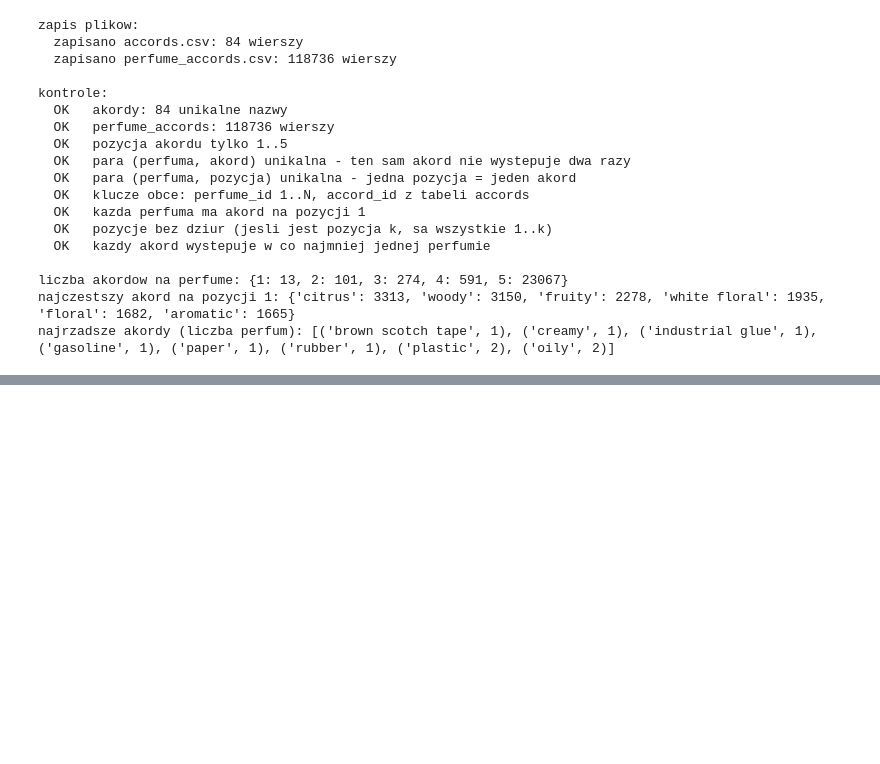
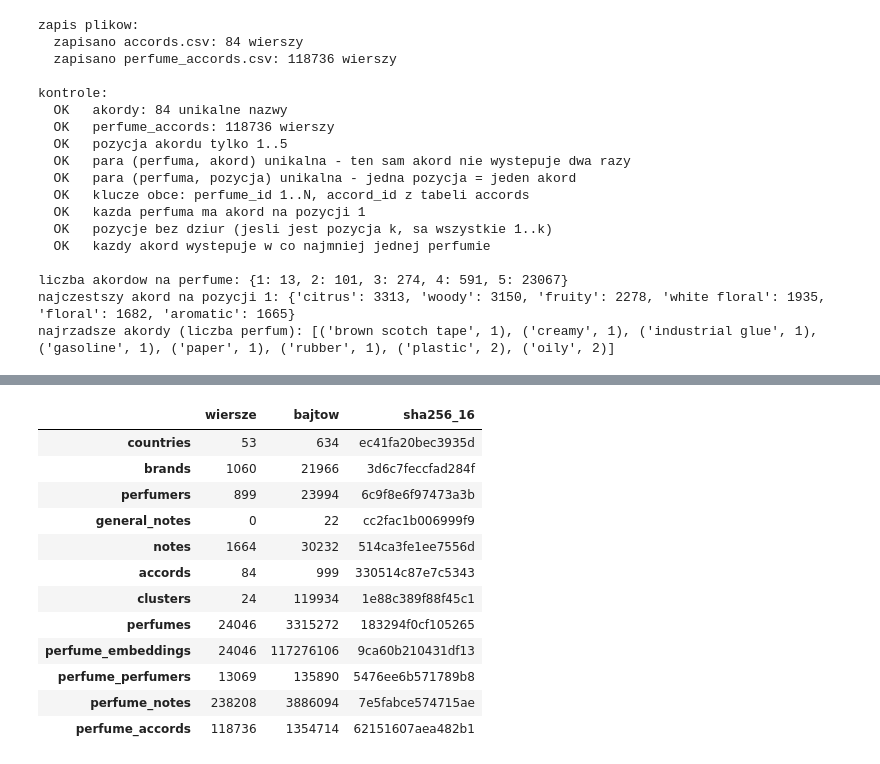
Before and after one commit to adamdobrogowski/PerfumeCollectionApp, a Jupyter notebook: notatniki/export_DB.ipynb, the cells around one changed output, grey strips where cells are left out. Cells and saved outputs as stored; diff of their text form; code cells hidden in the pictures; blank space fills up the shorter version.

Commit message:
Przygotowanie do stworzenia bazy

```diff
--- a/notatniki/export_DB.ipynb
+++ b/notatniki/export_DB.ipynb
@@ -407,3 +407,74 @@ maks. roznica po zaokrągleniu wektora: 5.07e-07; perfum w podrodzinach (min/med
 | 0 | 1 | 93845 | https://www.fragrantica.com/perfu... | WAFFLE | 1037 | women | 2023 | 2.41 | ... |
 | 1 | 2 | 81650 | https://www.fragrantica.com/perfu... | ROUGE IMPERIALE | 1036 | unisex | 2023 | 2.62 | ... |
 | 2 | 3 | 45795 | https://www.fragrantica.com/perfu... | CHERRY LADY | 210 | women | <NA> | 2.64 | ... |
+# %%
+import hashlib
+
+# --- KROK 8: notes.csv i general_notes.csv (na razie BEZ uogolnien) + kontrola calej paczki odczytanej z plikow ---
+# nuty ogolne dolozymy po weryfikacji slownika: general_notes jest pusta, a notes.general_note_id ma wszedzie NULL (pusta wartosc w CSV)
+general_notes = pd.DataFrame({"general_note_id": pd.Series(dtype="int64"), "name": pd.Series(dtype="object")})
+zapisz(general_notes, "general_notes.csv")
+zapisz(notes.assign(general_note_id=pd.array([pd.NA] * len(notes), dtype="Int64"))[["note_id", "name", "general_note_id"]], "notes.csv")
+
+# oczekiwane kolumny (kolejnosc) i liczby wierszy - te same nazwy kolumn uzywa skrypt 02_load_data.sql
+OCZEKIWANE = {
+    "countries":          (["country_id", "name"], 53),
+    "brands":             (["brand_id", "name", "country_id"], 1060),
+    "perfumers":          (["perfumer_id", "name", "is_company"], 899),
+    "general_notes":      (["general_note_id", "name"], 0),
+    "notes":              (["note_id", "name", "general_note_id"], 1664),
+    "accords":            (["accord_id", "name"], 84),
+    "clusters":           (["cluster_id", "level", "parent_cluster_id", "name", "description", "centroid"], 24),
+    "perfumes":           (["perfume_id", "fragrantica_id", "url", "name", "brand_id", "gender", "release_year", "source_rating_value", "source_rating_count", "cluster_id", "cluster_distance"], N),
+    "perfume_embeddings": (["perfume_id", "embedding"], N),
+    "perfume_perfumers":  (["perfume_id", "perfumer_id"], 13069),
+    "perfume_notes":      (["perfume_id", "note_id", "layer"], 238208),
+    "perfume_accords":    (["perfume_id", "accord_id", "accord_rank"], 118736),
+}
+# wczytujemy WSZYSTKO z dysku (tak jak zrobi to baza): tylko pusta wartosc jest NULL, tekst 'NA' czy 'null' zostaje tekstem
+T = {nazwa: pd.read_csv(os.path.join(CONFIG["OUTPUT_DIR"], f"{nazwa}.csv"), keep_default_na=False, na_values=[""], dtype_backend="numpy_nullable") for nazwa in OCZEKIWANE}
+
+kontrole = {}
+for nazwa, (kolumny, wiersze) in OCZEKIWANE.items():
+    kontrole[f"{nazwa}: kolumny i liczba wierszy ({wiersze})"] = list(T[nazwa].columns) == kolumny and len(T[nazwa]) == wiersze
+klucze = {"countries": "country_id", "brands": "brand_id", "perfumers": "perfumer_id", "notes": "note_id", "accords": "accord_id", "clusters": "cluster_id",
+          "perfumes": "perfume_id", "perfume_embeddings": "perfume_id"}
+kontrole["klucze glowne tabel slownikowych i perfumes: unikalne i niepuste"] = all(T[t][k].is_unique and T[t][k].notna().all() for t, k in klucze.items())
+kontrole["klucze glowne tabel laczacych: pary unikalne"] = (not T["perfume_perfumers"].duplicated().any()) and (not T["perfume_notes"].duplicated().any()) \
+    and (not T["perfume_accords"].duplicated(["perfume_id", "accord_id"]).any()) and (not T["perfume_accords"].duplicated(["perfume_id", "accord_rank"]).any())
+fk = {  # (tabela, kolumna) -> (tabela docelowa, kolumna)
+    ("brands", "country_id"): ("countries", "country_id"), ("perfumes", "brand_id"): ("brands", "brand_id"),
+    ("perfumes", "cluster_id"): ("clusters", "cluster_id"), ("perfume_embeddings", "perfume_id"): ("perfumes", "perfume_id"),
+    ("perfume_perfumers", "perfume_id"): ("perfumes", "perfume_id"), ("perfume_perfumers", "perfumer_id"): ("perfumers", "perfumer_id"),
+    ("perfume_notes", "perfume_id"): ("perfumes", "perfume_id"), ("perfume_notes", "note_id"): ("notes", "note_id"),
+    ("perfume_accords", "perfume_id"): ("perfumes", "perfume_id"), ("perfume_accords", "accord_id"): ("accords", "accord_id"),
+    ("clusters", "parent_cluster_id"): ("clusters", "cluster_id"), ("notes", "general_note_id"): ("general_notes", "general_note_id"),
+}
+for (t, k), (t2, k2) in fk.items():
+    wartosci = T[t][k].dropna()
+    kontrole[f"klucz obcy {t}.{k} -> {t2}.{k2}"] = bool(wartosci.isin(T[t2][k2]).all())
+podr = set(T["clusters"].query("level == 'subfamily'").cluster_id)
+kontrole["perfumes.cluster_id wskazuje tylko podrodziny"] = bool(T["perfumes"].cluster_id.isin(podr).all())
+kontrole["kazda perfuma ma embedding, akord na pozycji 1 i nuty"] = (set(T["perfume_embeddings"].perfume_id) == set(T["perfumes"].perfume_id)
+                                                                      and T["perfume_accords"].query("accord_rank == 1").perfume_id.nunique() == N and T["perfume_notes"].perfume_id.nunique() == N)
+kontrole["wektory: dokladnie 512 liczb w kazdym tekscie (embeddingi i srodki)"] = bool((T["perfume_embeddings"].embedding.str.count(",") == 511).all() and (T["clusters"].centroid.str.count(",") == 511).all()
+                                                                                        and T["perfume_embeddings"].embedding.str.startswith("[").all() and T["perfume_embeddings"].embedding.str.endswith("]").all())
+kontrole["boolean is_company: tylko true/false (12 firm)"] = set(T["perfumers"].is_company.astype(str).str.lower()) <= {"true", "false"} and int(T["perfumers"].is_company.astype(bool).sum()) == 12   # pandas sam rozpoznaje true/false jako typ logiczny
+print("kontrola calej paczki odczytanej z plikow:")
+for k, v in kontrole.items():
+    print(f"  {'OK ' if v else 'BLAD'}  {k}")
+assert all(bool(v) for v in kontrole.values()), "paczka niespojna - nie ladujemy do bazy"
+
+# manifest paczki: rozmiary i odciski plikow (po zaladowaniu do bazy wiadomo, z jakiej wersji plikow powstala)
+def sha_pliku(plik):
+    h = hashlib.sha256()
+    with open(plik, "rb") as f:
+        for kawalek in iter(lambda: f.read(1 << 20), b""):
+            h.update(kawalek)
+    return h.hexdigest()[:16]
+manifest_bazy = {nazwa: {"wiersze": int(len(T[nazwa])), "bajtow": os.path.getsize(os.path.join(CONFIG["OUTPUT_DIR"], f"{nazwa}.csv")),
+                         "sha256_16": sha_pliku(os.path.join(CONFIG["OUTPUT_DIR"], f"{nazwa}.csv"))} for nazwa in OCZEKIWANE}
+with open(os.path.join(CONFIG["OUTPUT_DIR"], "baza_import_manifest.json"), "w", encoding="utf-8") as f:
+    json.dump({"data": time.strftime("%Y-%m-%d"), "pliki": manifest_bazy}, f, ensure_ascii=False, indent=1)
+display(pd.DataFrame(manifest_bazy).T)
+# %% [output]
@@ -409,0 +498,13 @@ maks. roznica po zaokrągleniu wektora: 5.07e-07; perfum w podrodzinach (min/med
+|  | wiersze | bajtow | sha256_16 |
+| countries | 53 | 634 | ec41fa20bec3935d |
+| brands | 1060 | 21966 | 3d6c7feccfad284f |
+| perfumers | 899 | 23994 | 6c9f8e6f97473a3b |
+| general_notes | 0 | 22 | cc2fac1b006999f9 |
+| notes | 1664 | 30232 | 514ca3fe1ee7556d |
+| accords | 84 | 999 | 330514c87e7c5343 |
+| clusters | 24 | 119934 | 1e88c389f88f45c1 |
+| perfumes | 24046 | 3315272 | 183294f0cf105265 |
+| perfume_embeddings | 24046 | 117276106 | 9ca60b210431df13 |
+| perfume_perfumers | 13069 | 135890 | 5476ee6b571789b8 |
+| perfume_notes | 238208 | 3886094 | 7e5fabce574715ae |
+| perfume_accords | 118736 | 1354714 | 62151607aea482b1 |
```
Also changed, not shown: parts of 1 cell of this notebook.
